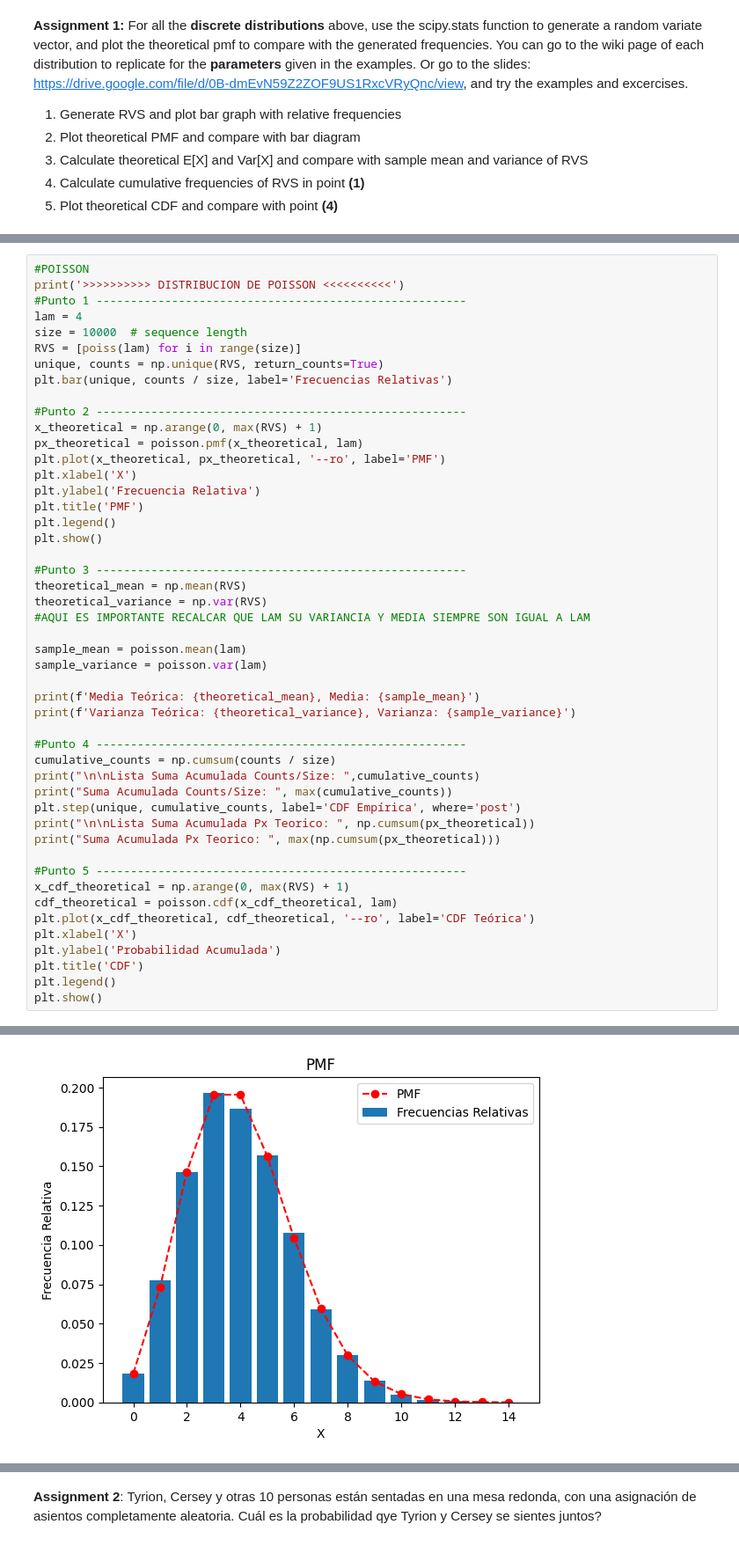
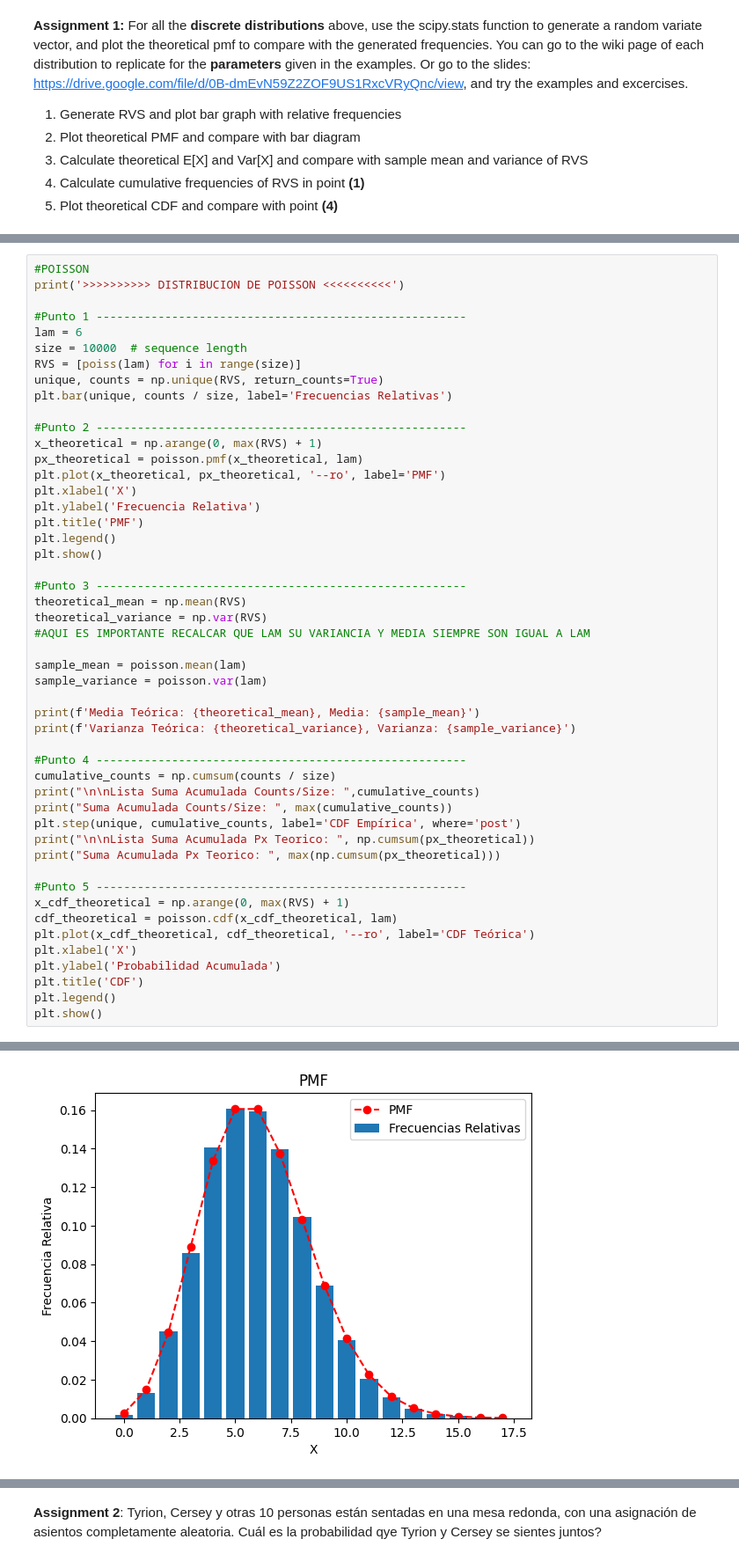
Before and after one commit to CHACHO617/Taller1ModelosYSimulacoin, a Jupyter notebook: Taller 5.ipynb, the cells around one changed output, grey strips where cells are left out. Shown at 88% size. Drawn from its saved outputs; the diff is of its cells as text.

```diff
--- a/Taller 5.ipynb
+++ b/Taller 5.ipynb
@@ -710,8 +707,9 @@ Suma Acumulada Px Teorico:  0.9999987006518853
 # %%
 #POISSON
 print('>>>>>>>>>> DISTRIBUCION DE POISSON <<<<<<<<<<')
+
 #Punto 1 ------------------------------------------------------
-lam = 4
+lam = 6
 size = 10000  # sequence length
 RVS = [poiss(lam) for i in range(size)]
 unique, counts = np.unique(RVS, return_counts=True)
@@ -730,31 +728,31 @@ plt.show()
 #Punto 3 ------------------------------------------------------
 theoretical_mean = np.mean(RVS)
 theoretical_variance = np.var(RVS)
 #AQUI ES IMPORTANTE RECALCAR QUE LAM SU VARIANCIA Y MEDIA SIEMPRE SON IGUAL A LAM
 
 sample_mean = poisson.mean(lam)
 sample_variance = poisson.var(lam)
 
 print(f'Media Teórica: {theoretical_mean}, Media: {sample_mean}')
 print(f'Varianza Teórica: {theoretical_variance}, Varianza: {sample_variance}')
 
 #Punto 4 ------------------------------------------------------
 cumulative_counts = np.cumsum(counts / size)
 print("\n\nLista Suma Acumulada Counts/Size: ",cumulative_counts)
 print("Suma Acumulada Counts/Size: ", max(cumulative_counts))
 plt.step(unique, cumulative_counts, label='CDF Empírica', where='post')
 print("\n\nLista Suma Acumulada Px Teorico: ", np.cumsum(px_theoretical))
 print("Suma Acumulada Px Teorico: ", max(np.cumsum(px_theoretical)))
 
 #Punto 5 ------------------------------------------------------
 x_cdf_theoretical = np.arange(0, max(RVS) + 1)
 cdf_theoretical = poisson.cdf(x_cdf_theoretical, lam)
 plt.plot(x_cdf_theoretical, cdf_theoretical, '--ro', label='CDF Teórica')
 plt.xlabel('X')
 plt.ylabel('Probabilidad Acumulada')
 plt.title('CDF')
 plt.legend()
 plt.show()
 # %% [output]
 >>>>>>>>>> DISTRIBUCION DE POISSON <<<<<<<<<<
-[figure, old version]
+[figure, new version]
```
Also changed, not shown: parts of 16 cells of this notebook.
